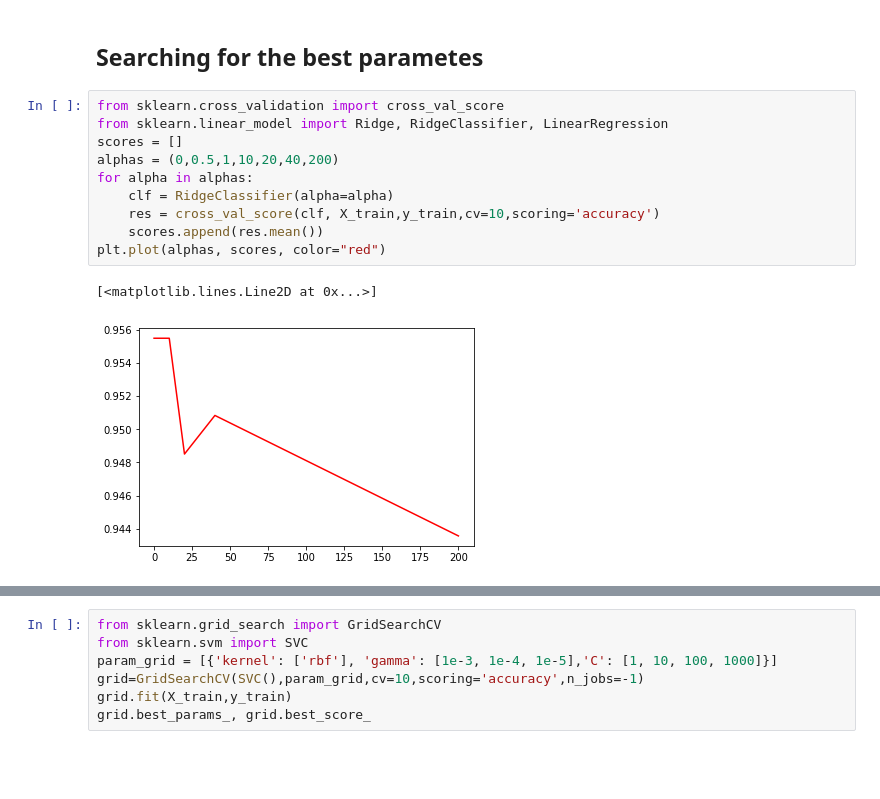
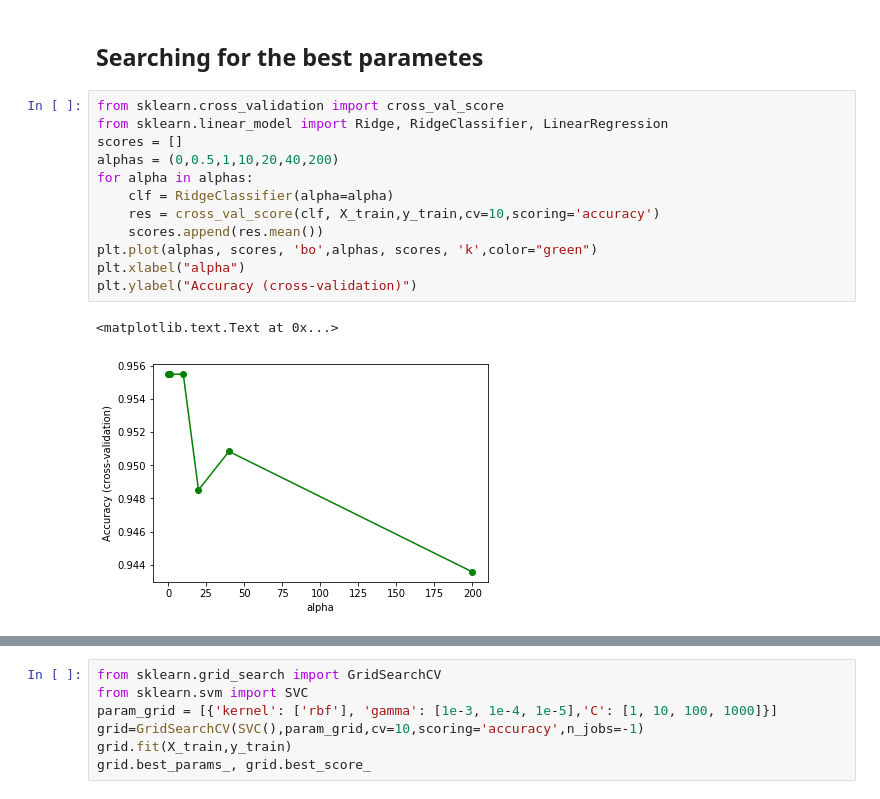
Before and after one commit to oduerr/ml-playground, a Jupyter notebook: python/SVM/Breast_Cancer.ipynb, the cells around one changed output, grey strips where cells are left out. Saved outputs shown, nothing was run; the diff lists cells and outputs as text; blank space fills up the shorter version.

```diff
--- a/python/SVM/Breast_Cancer.ipynb
+++ b/python/SVM/Breast_Cancer.ipynb
@@ -54,13 +94,15 @@ np.mean(clf.predict(X_test) == y_test)
 # %%
 from sklearn.cross_validation import cross_val_score
 from sklearn.linear_model import Ridge, RidgeClassifier, LinearRegression
 scores = []
 alphas = (0,0.5,1,10,20,40,200)
 for alpha in alphas:
     clf = RidgeClassifier(alpha=alpha)
     res = cross_val_score(clf, X_train,y_train,cv=10,scoring='accuracy')
     scores.append(res.mean())
-plt.plot(alphas, scores, color="red")
+plt.plot(alphas, scores, 'bo',alphas, scores, 'k',color="green")
+plt.xlabel("alpha")
+plt.ylabel("Accuracy (cross-validation)")
 # %% [output]
-[<matplotlib.lines.Line2D at 0x...>]
+<matplotlib.text.Text at 0x...>
-[figure, old version]
+[figure, new version]
```
Also changed, not shown: parts of 8 cells of this notebook, 5 other files.
